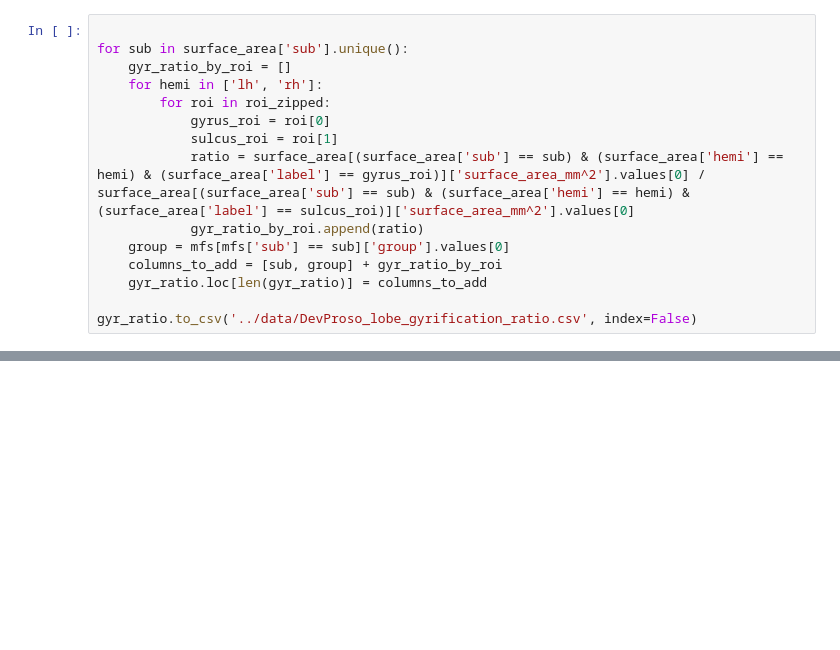
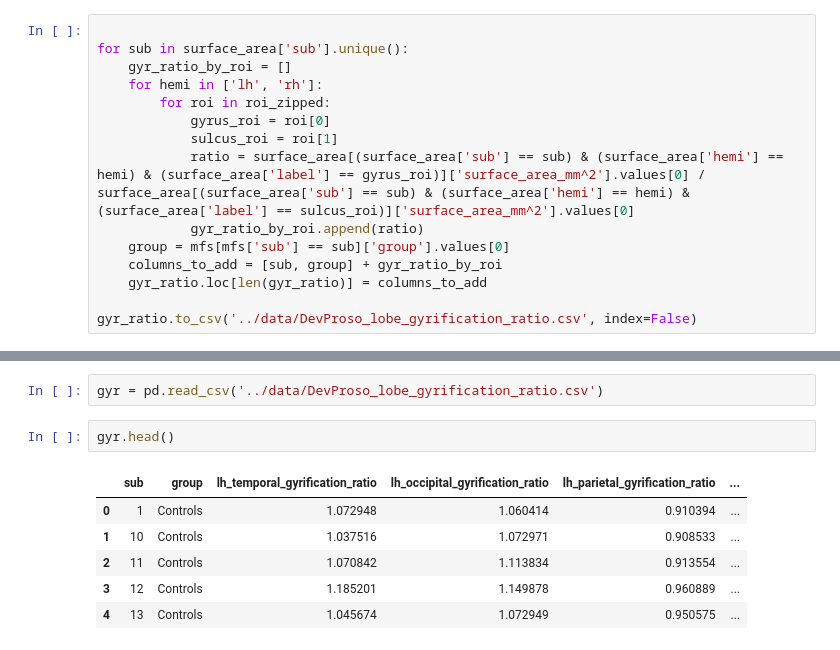
Before and after one commit to b-parker/CNL_scalpel, a Jupyter notebook: notebooks/curvature_difference.ipynb, the cells around one changed output, grey strips where cells are left out. Cells and saved outputs as stored; diff of their text form; blank space fills up the shorter version.

```diff
--- a/notebooks/curvature_difference.ipynb
+++ b/notebooks/curvature_difference.ipynb
@@ -340,0 +329,11 @@ gyr_ratio.describe()
+# %%
+gyr = pd.read_csv('../data/DevProso_lobe_gyrification_ratio.csv')
+# %%
+gyr.head()
+# %% [output]
+|  | sub | group | lh_temporal_gyrification_ratio | lh_occipital_gyrification_ratio | lh_parietal_gyrification_ratio | ... |
+| 0 | 1 | Controls | 1.072948 | 1.060414 | 0.910394 | ... |
+| 1 | 10 | Controls | 1.037516 | 1.072971 | 0.908533 | ... |
+| 2 | 11 | Controls | 1.070842 | 1.113834 | 0.913554 | ... |
+| 3 | 12 | Controls | 1.185201 | 1.149878 | 0.960889 | ... |
+| 4 | 13 | Controls | 1.045674 | 1.072949 | 0.950575 | ... |
```
Also changed, not shown: parts of 6 cells of this notebook, 2 other files.
